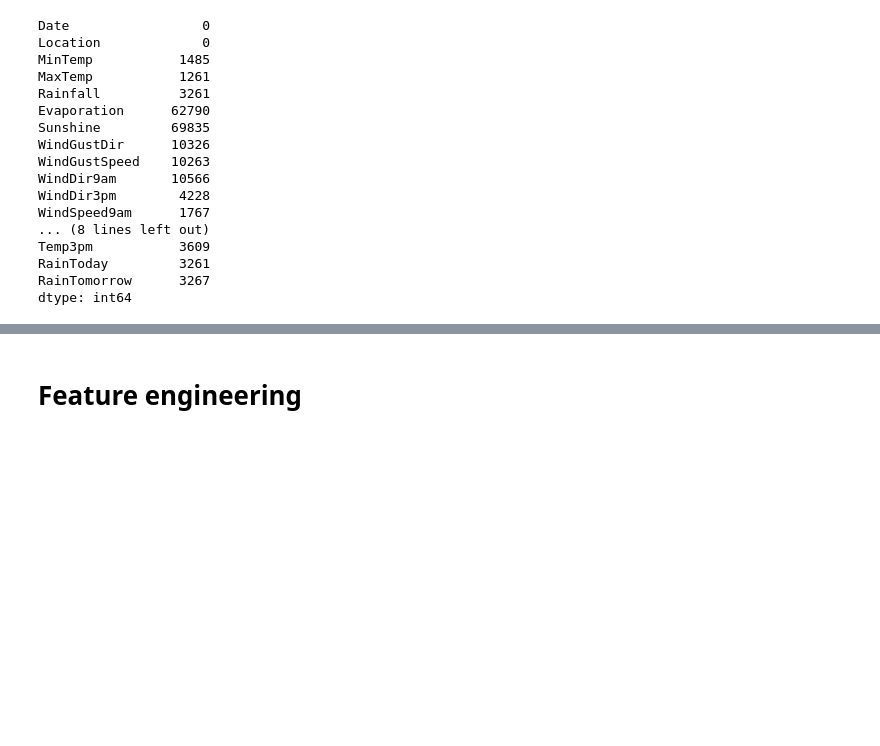
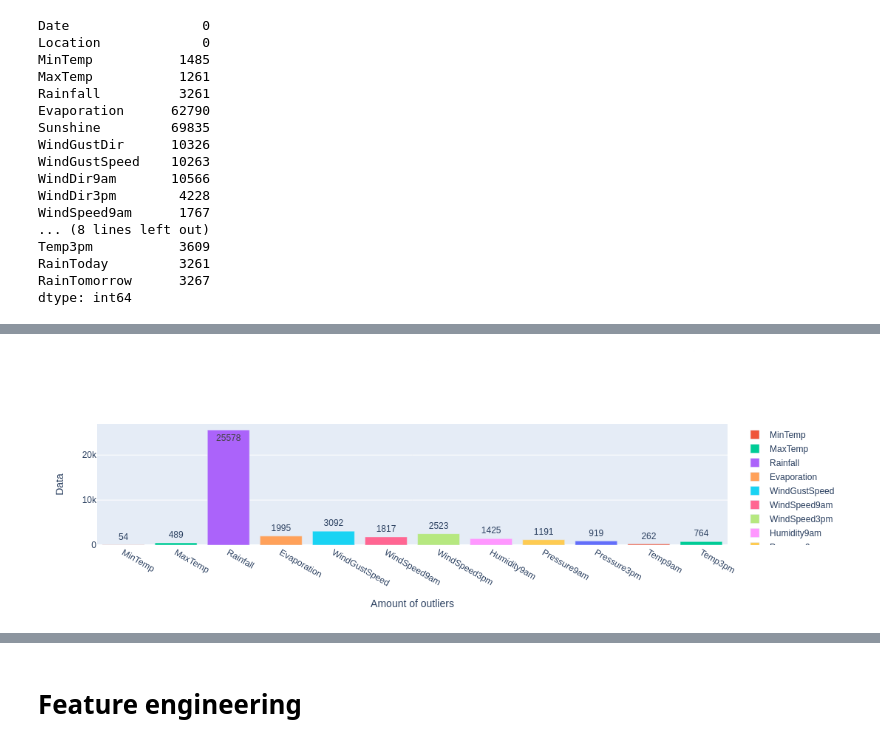
Before and after one commit to NochnoyRitzar/Australia-Rain-Prediction, a Jupyter notebook: Strategy_3.ipynb, the cells around one changed output, grey strips where cells are left out. Drawn from its saved outputs; the diff is of its cells as text; code cells hidden in the pictures; blank space fills up the shorter version.

```diff
--- a/Strategy_3.ipynb
+++ b/Strategy_3.ipynb
@@ -64,0 +127,14 @@ dtype: int64
+# %%
+#Check for the amount of outliers in each numerical column
+cols_with_outliers = []
+for col in df.select_dtypes(include="float64").columns:
+    IQR = df[col].quantile(0.75) - df[col].quantile(0.25)
+    lower_lim = df[col].quantile(0.25) - (IQR * 1.5)
+    upper_lim = df[col].quantile(0.75) + (IQR * 1.5)
+    outlier_amount = df[(df[col] < lower_lim) | (df[col] > upper_lim)].shape[0]
+
+    if outlier_amount > 0:
+        cols_with_outliers.append(col)
+
+    #print(col, "Lower limit =", lower_lim, "and Upper limit =", upper_lim)
+    print(col, "has", outlier_amount, "outliers")
@@ -64,0 +158,21 @@ dtype: int64
+# %%
+#Plot amount of outlier data points in each column
+fig = go.Figure(data=[go.Bar()])
+
+for col in cols_with_outliers:
+    IQR = df[col].quantile(0.75) - df[col].quantile(0.25)
+    lower_lim = df[col].quantile(0.25) - (IQR * 1.5)
+    upper_lim = df[col].quantile(0.75) + (IQR * 1.5)
+    outlier_amount = df[(df[col] < lower_lim) | (df[col] > upper_lim)].shape[0]
+
+    fig.add_trace(go.Bar(name=col,
+                         x=[col],
+                         y=[outlier_amount],
+                         text=outlier_amount))
+
+fig.update_xaxes(title_text="Amount of outliers")
+fig.update_yaxes(title_text="Data")
+fig.update_layout(barmode='group')
+fig.show()
+# %% [output]
+[figure, added]
```
Also changed, not shown: parts of 31 cells of this notebook.
